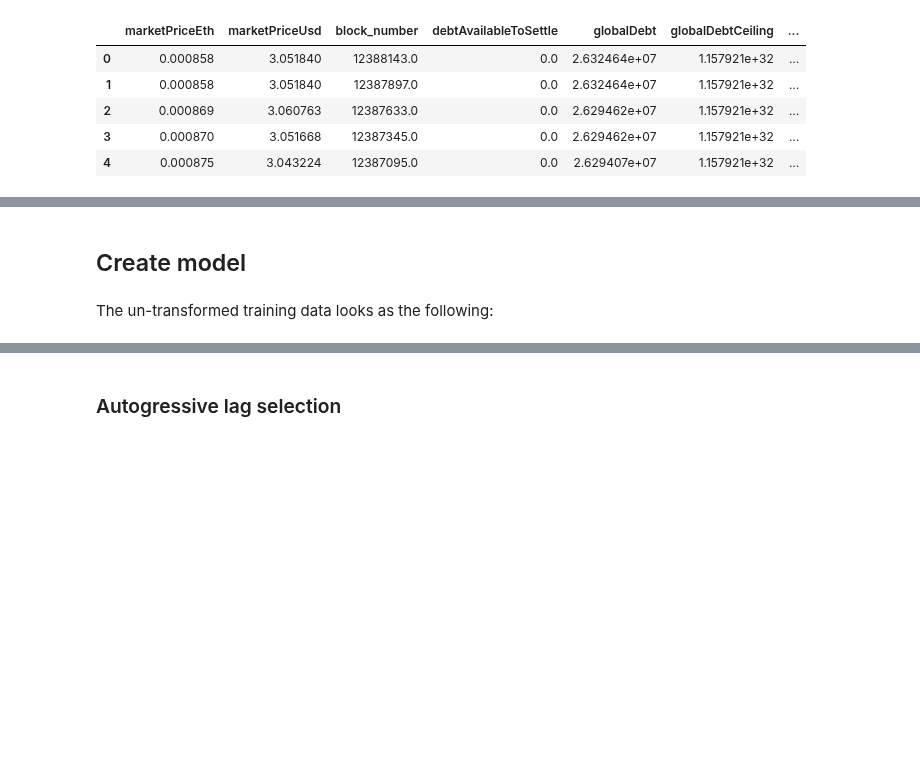
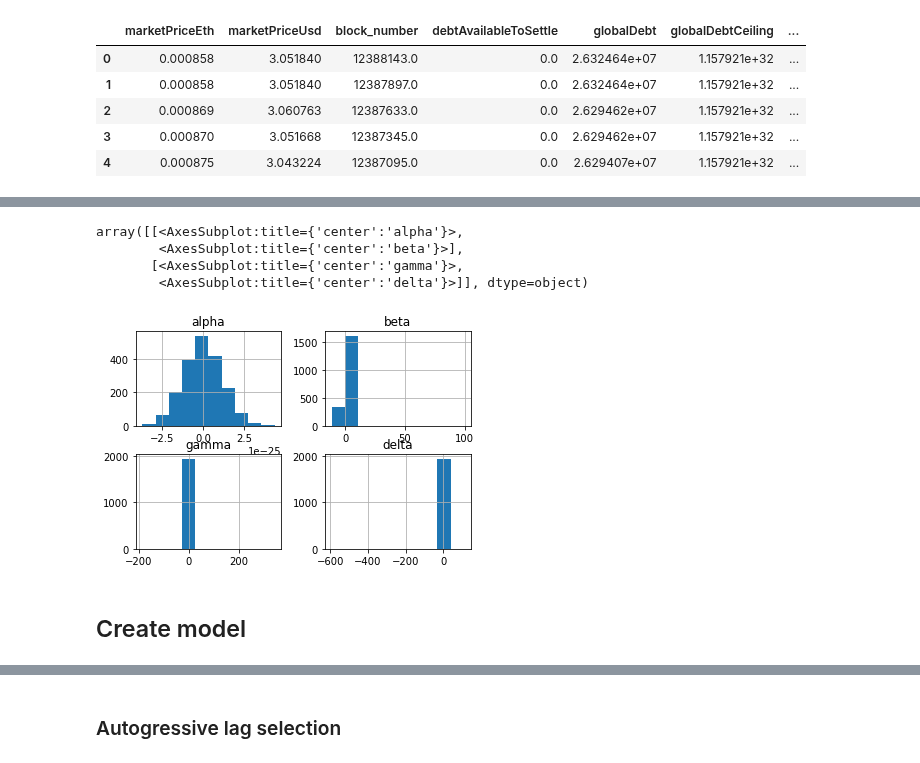
Before and after one commit to reflexer-labs/reflexer-digital-twin, a Jupyter notebook: data/Systems_Identification_Fitting.ipynb, the cells around one changed output, grey strips where cells are left out. Saved outputs shown, nothing was run; the diff lists cells and outputs as text; code cells hidden in the pictures; blank space fills up the shorter version.

```diff
--- a/data/Systems_Identification_Fitting.ipynb
+++ b/data/Systems_Identification_Fitting.ipynb
@@ -79,0 +227,40 @@ Optimal Action Vector: $\vec{u^*} = (Q^*, R_{ETH}^*, \Delta R_{RAI}^*, \Delta D^
+# %%
+q_local = local['Q'].diff()
+q_local.fillna(0,inplace=True)
+local['q'] = q_local
+d_local = local['D'].diff()
+d_local.fillna(0,inplace=True)
+local['d'] = d_local
+
+local['alpha'] = local['d'] / states['globalDebtCeiling']
+
+local['C_1'] = (states['C_o'] * local['D']) - local['Q']
+
+local['beta'] = (local['q'] - (states['C_o']*local['d']))/ local['C_1']
+
+
+r_local = local['Rrai'].diff()
+r_local.fillna(0,inplace=True)
+local['r'] = r_local
+
+local['gamma'] = local['r']/local['Rrai']
+
+
+z_local = local['Reth'].diff()
+z_local.fillna(0,inplace=True)
+local['z_local'] = z_local
+
+local['delta'] = local['z_local']/local['Reth']
+# %%
+alpha_diff = states['alpha'] - local['alpha']
+beta_diff = states['beta'] - local['beta']
+gamma_diff = states['gamma'] - local['gamma']
+delta_diff = states['delta'] - local['delta']
+
+
+e_u = pd.DataFrame(alpha_diff)
+e_u['beta'] = beta_diff
+e_u['gamma'] = gamma_diff
+e_u['delta'] = delta_diff
+
+e_u.head()
@@ -80,2 +274,12 @@ Optimal Action Vector: $\vec{u^*} = (Q^*, R_{ETH}^*, \Delta R_{RAI}^*, \Delta D^
+# %%
+e_u = e_u.astype(float)
+# %%
+e_u.hist()
+# %% [output]
+array([[<AxesSubplot:title={'center':'alpha'}>,
+        <AxesSubplot:title={'center':'beta'}>],
+       [<AxesSubplot:title={'center':'gamma'}>,
+        <AxesSubplot:title={'center':'delta'}>]], dtype=object)
+[figure, added]
 # %% [markdown]
 ## Create model
@@ -138,2 +294,0 @@ V_diff_test = V_diff.iloc[split_point:]
-# %% [markdown]
-The un-transformed training data looks as the following:
```
Also changed, not shown: parts of 52 cells of this notebook, 1 other file.
